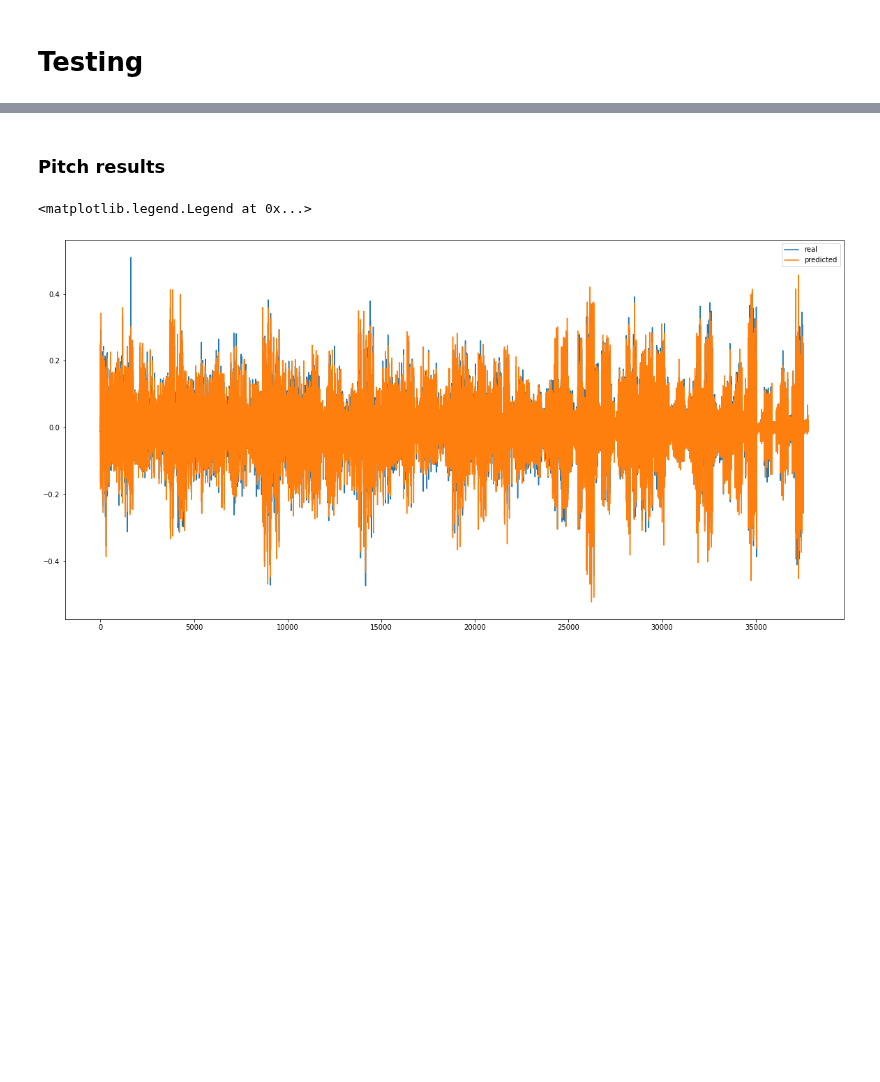
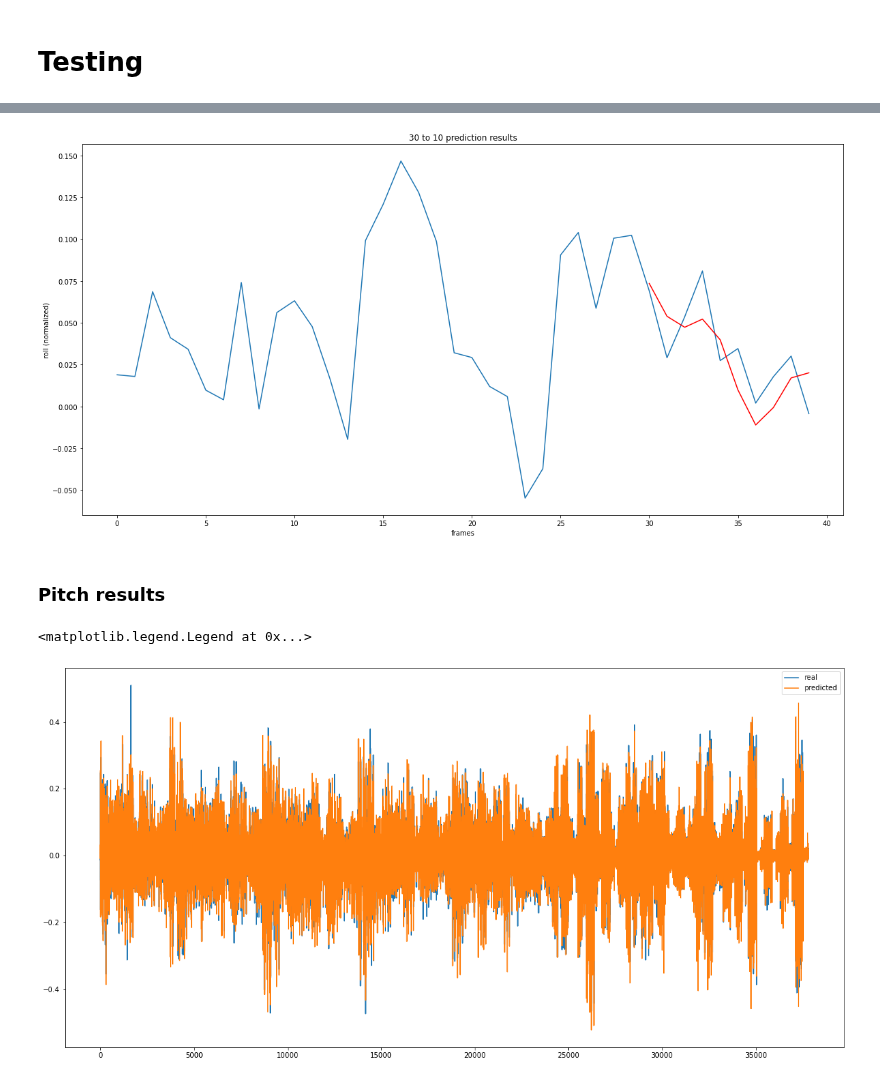
Before and after one commit to lancedw/3D-state-prediction-for-surface-vessels-using-IMU-data-and-images, a Jupyter notebook: code/notebooks/pr_sequence_predictor.ipynb, the cells around one changed output, grey strips where cells are left out. Drawn from its saved outputs; the diff is of its cells as text; code cells hidden in the pictures; blank space fills up the shorter version.

```diff
--- a/code/notebooks/pr_sequence_predictor.ipynb
+++ b/code/notebooks/pr_sequence_predictor.ipynb
@@ -755,3 +726,14 @@ loss: 0.0001526541163912043
+# %%
+frames = np.arange(0,FRAMES_IN+FRAMES_OUT)
+fig, ax = plt.subplots(figsize=(20, 10))
+ax.plot(frames, torch.cat((input_sequence[1], output_sequence[1])))
+ax.plot(frames[FRAMES_IN:], predicted_sequence[1], color="red")
+ax.set_xlabel('frames')
+ax.set_ylabel('roll (normalized)')
+ax.set_title('30 to 10 prediction results')
+plt.show()
+# %% [output]
+[figure, added]
 # %%
 predictions = []
 labels = []
```
Also changed, not shown: parts of 47 cells of this notebook, 5 other files.
